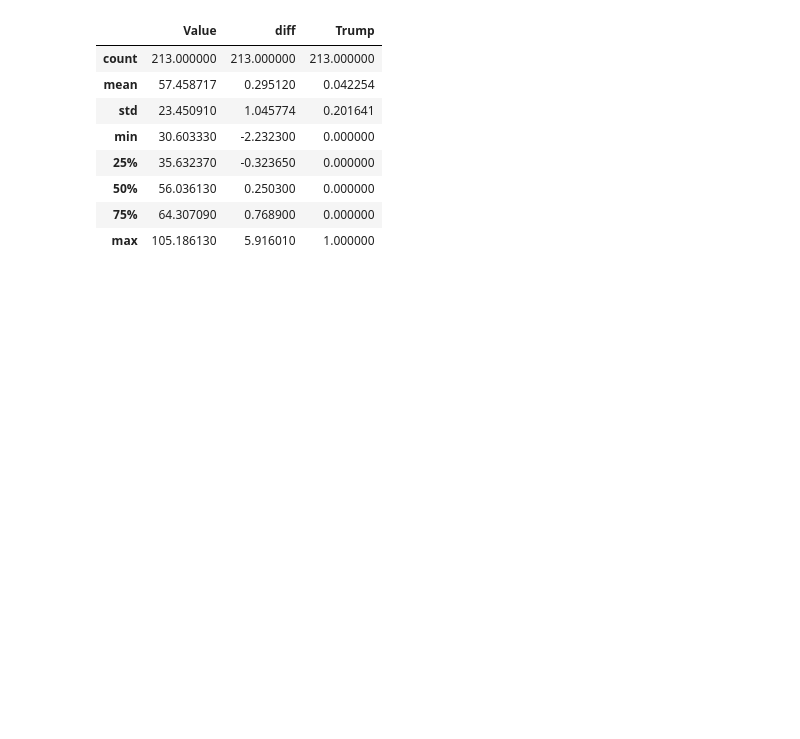
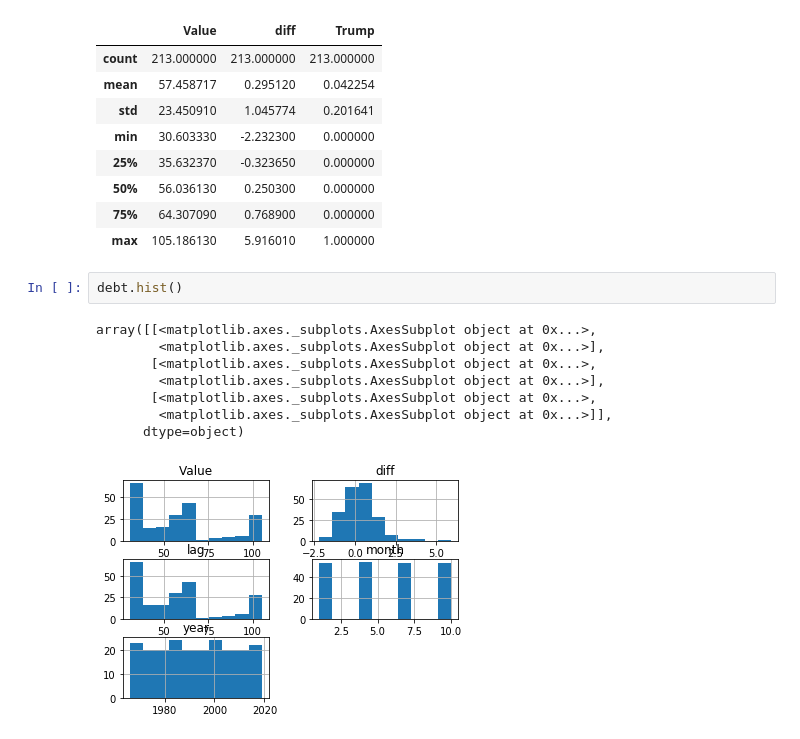
Before and after one commit to Carterbouley/mod_3_project, a Jupyter notebook: Debt Tests.ipynb, the cells around one changed output. Drawn from its saved outputs; the diff is of its cells as text; blank space fills up the shorter version.

```diff
--- a/Debt Tests.ipynb
+++ b/Debt Tests.ipynb
@@ -231,3 +222,14 @@ debt_p.describe()
 | 50% | 56.036130 | 0.250300 | 0.000000 |
 | 75% | 64.307090 | 0.768900 | 0.000000 |
 | max | 105.186130 | 5.916010 | 1.000000 |
+# %%
+debt.hist()
+# %% [output]
+array([[<matplotlib.axes._subplots.AxesSubplot object at 0x...>,
+        <matplotlib.axes._subplots.AxesSubplot object at 0x...>],
+       [<matplotlib.axes._subplots.AxesSubplot object at 0x...>,
+        <matplotlib.axes._subplots.AxesSubplot object at 0x...>],
+       [<matplotlib.axes._subplots.AxesSubplot object at 0x...>,
+        <matplotlib.axes._subplots.AxesSubplot object at 0x...>]],
+      dtype=object)
+[figure, added]
```
Also changed, not shown: parts of 35 cells of this notebook, 1 other file.
